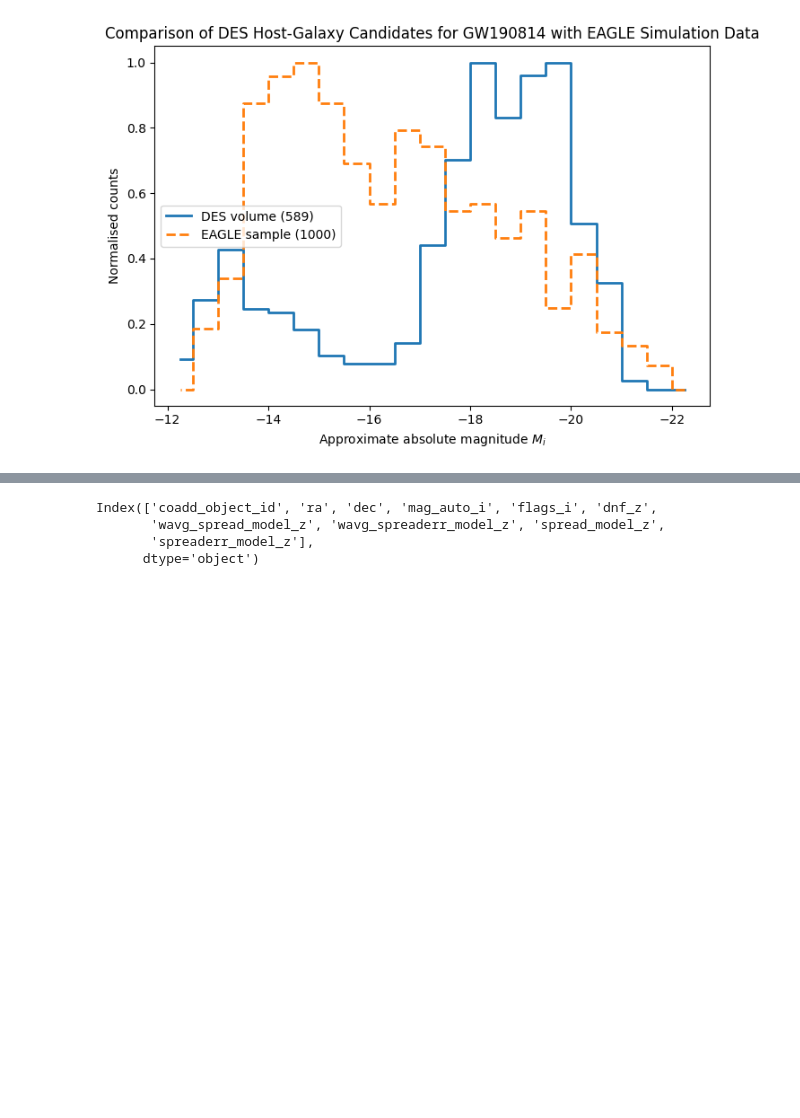
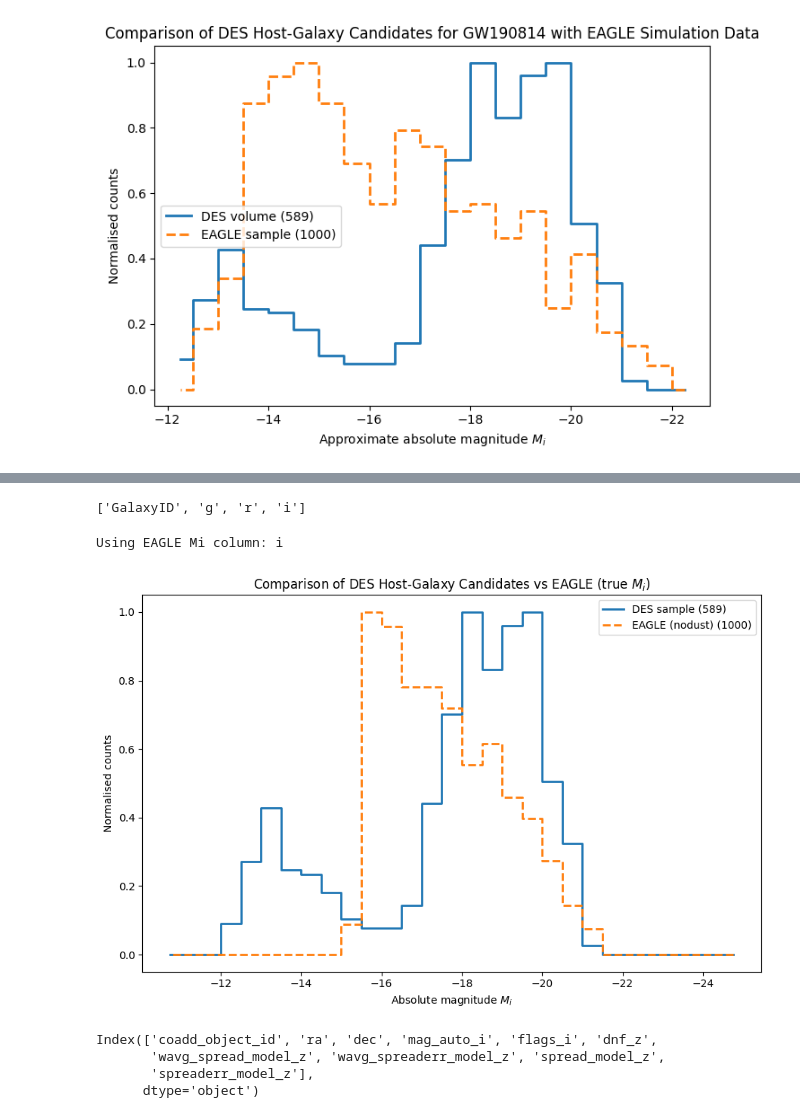
Before and after one commit to saatour/GW170817, a Jupyter notebook: Lum Function Colour Mag 3D Plot 22112025.ipynb, the cells around one changed output, grey strips where cells are left out. Drawn from its saved outputs; the diff is of its cells as text; code cells hidden in the pictures; blank space fills up the shorter version.

```diff
--- a/Lum Function Colour Mag 3D Plot 22112025.ipynb
+++ b/Lum Function Colour Mag 3D Plot 22112025.ipynb
@@ -1227,3 +1255,56 @@ plt.show()
+# %%
+print(eag.columns.tolist())
+# %% [output]
+['GalaxyID', 'g', 'r', 'i']
+# %%
+# Decide which column in eag is Mi
+
+cols = [c.lower() for c in eag.columns]
+colmap = {c.lower(): c for c in eag.columns}
+
+if "i_nodust" in cols:
+    Mi_col = colmap["i_nodust"]
+elif "i" in cols:
+    Mi_col = colmap["i"]
+else:
+    raise ValueError("Cannot find i-band column in EAGLE file. Columns are: "
+                     + ", ".join(eag.columns))
+
+print("Using EAGLE Mi column:", Mi_col)
+eag["Mi"] = eag[Mi_col]
+# %% [output]
+Using EAGLE Mi column: i
+# %%
+# ---- Define common bins ----
+bins = np.arange(-25, -10, 0.5)
+bin_centers = 0.5 * (bins[:-1] + bins[1:])
+
+# ---- DES LF ----
+des_hist, edges = np.histogram(des["Mi"], bins=bins)
+des_norm = des_hist / des_hist.max() if des_hist.max() > 0 else des_hist
+
+# ---- EAGLE LF ----
+eag_hist, _ = np.histogram(eag["Mi"], bins=bins)
+eag_norm = eag_hist / eag_hist.max() if eag_hist.max() > 0 else eag_hist
+
+# ---- Plot comparison ----
+plt.figure(figsize=(9,6))
+
+plt.step(bin_centers, des_norm, where="mid", lw=2,
+         label=f"DES sample ({len(des)})")
+
+plt.step(bin_centers, eag_norm, where="mid", lw=2, ls="--",
+         label=f"EAGLE (nodust) ({len(eag)})")
+
+plt.gca().invert_xaxis()
+plt.xlabel(r"Absolute magnitude $M_i$")
+plt.ylabel("Normalised counts")
+plt.title("Comparison of DES Host-Galaxy Candidates vs EAGLE (true $M_i$)")
+plt.legend()
+plt.tight_layout()
+plt.show()
+# %% [output]
+[figure, added]
 # %%
 import pandas as pd
 df = pd.read_csv("GW190814_candidates_90pct.csv")
```
Also changed, not shown: parts of 9 cells of this notebook.
